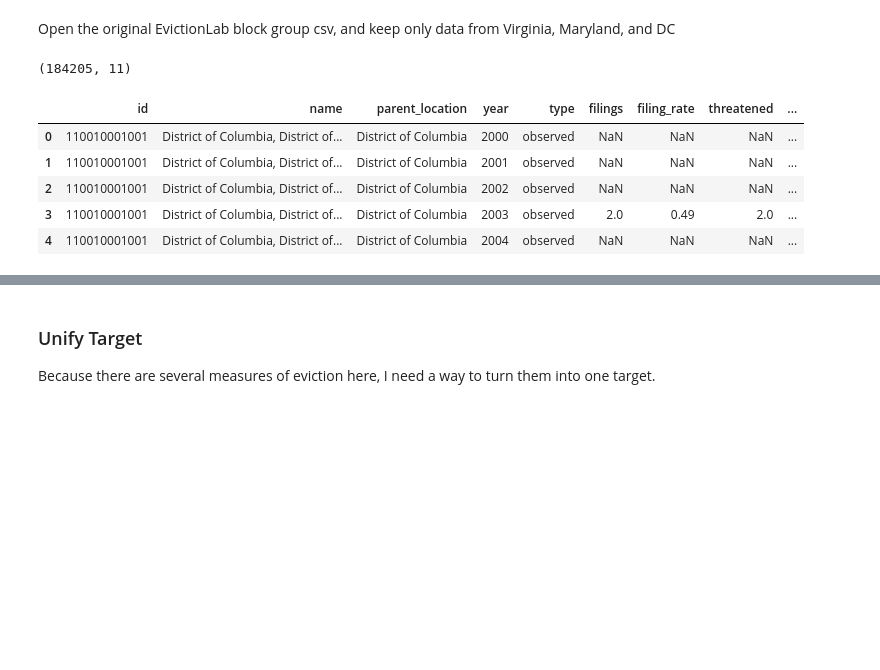
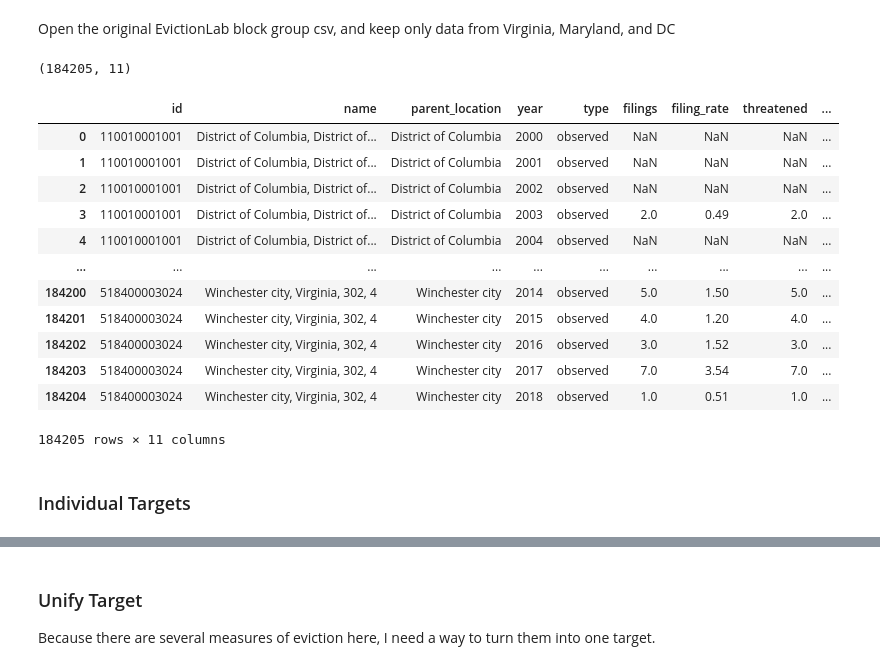
Before and after one commit to rebeccalwagner/DataSciII-Final, a Jupyter notebook: code/Dataset Creation/get_evictionlab_dmv.ipynb, the cells around one changed output, grey strips where cells are left out. Saved outputs shown, nothing was run; the diff lists cells and outputs as text; code cells hidden in the pictures; blank space fills up the shorter version.

```diff
--- a/get_evictionlab_dmv.ipynb
+++ b/code/Dataset Creation/get_evictionlab_dmv.ipynb
@@ -37,16 +37,25 @@ with open(EvictionLab_File, mode='r') as infile, open(DMV_File, mode='w', newlin
 # %%
 EvictionLab_DMV = pd.read_csv("./data/EvictionLab_bg_DMV.csv")
 
 print(EvictionLab_DMV.shape)
 
-EvictionLab_DMV.head()
+EvictionLab_DMV
 # %% [output]
 (184205, 11)
 |  | id | name | parent_location | year | type | filings | filing_rate | threatened | ... |
 | 0 | 110010001001 | District of Columbia, District of... | District of Columbia | 2000 | observed | NaN | NaN | NaN | ... |
 | 1 | 110010001001 | District of Columbia, District of... | District of Columbia | 2001 | observed | NaN | NaN | NaN | ... |
 | 2 | 110010001001 | District of Columbia, District of... | District of Columbia | 2002 | observed | NaN | NaN | NaN | ... |
 | 3 | 110010001001 | District of Columbia, District of... | District of Columbia | 2003 | observed | 2.0 | 0.49 | 2.0 | ... |
 | 4 | 110010001001 | District of Columbia, District of... | District of Columbia | 2004 | observed | NaN | NaN | NaN | ... |
+| ... | ... | ... | ... | ... | ... | ... | ... | ... | ... |
+| 184200 | 518400003024 | Winchester city, Virginia, 302, 4 | Winchester city | 2014 | observed | 5.0 | 1.50 | 5.0 | ... |
+| 184201 | 518400003024 | Winchester city, Virginia, 302, 4 | Winchester city | 2015 | observed | 4.0 | 1.20 | 4.0 | ... |
+| 184202 | 518400003024 | Winchester city, Virginia, 302, 4 | Winchester city | 2016 | observed | 3.0 | 1.52 | 3.0 | ... |
+| 184203 | 518400003024 | Winchester city, Virginia, 302, 4 | Winchester city | 2017 | observed | 7.0 | 3.54 | 7.0 | ... |
+| 184204 | 518400003024 | Winchester city, Virginia, 302, 4 | Winchester city | 2018 | observed | 1.0 | 0.51 | 1.0 | ... |
+184205 rows × 11 columns
 # %%
 EvictionLab_DMV_2018 = EvictionLab_DMV[EvictionLab_DMV["year"] == 2018] # get only 2018 data for target
+# %% [markdown]
+### Individual Targets
```
Also changed, not shown: parts of 5 cells of this notebook, 15 other files.
